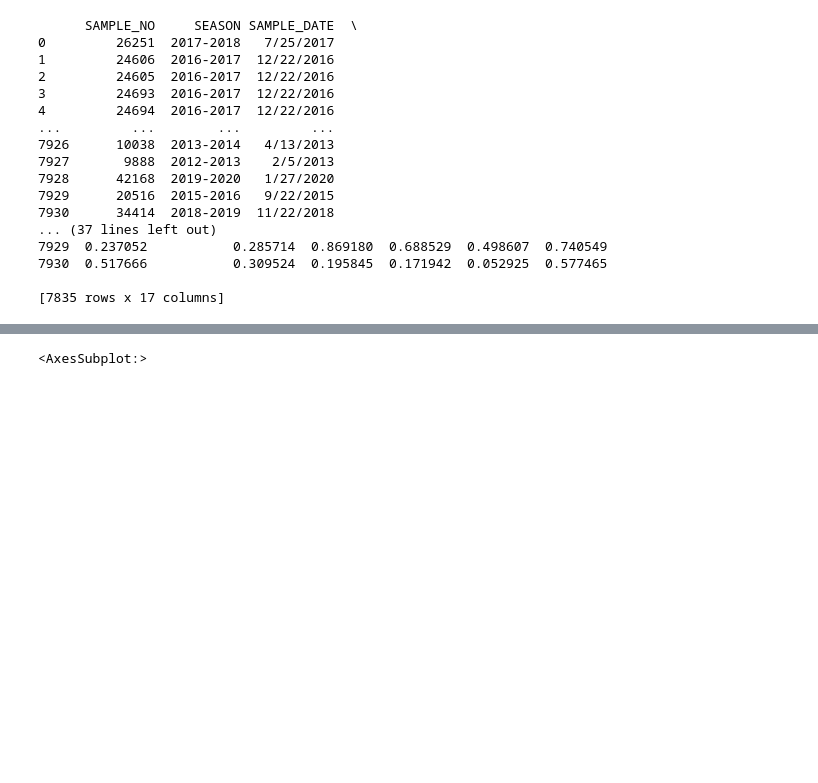
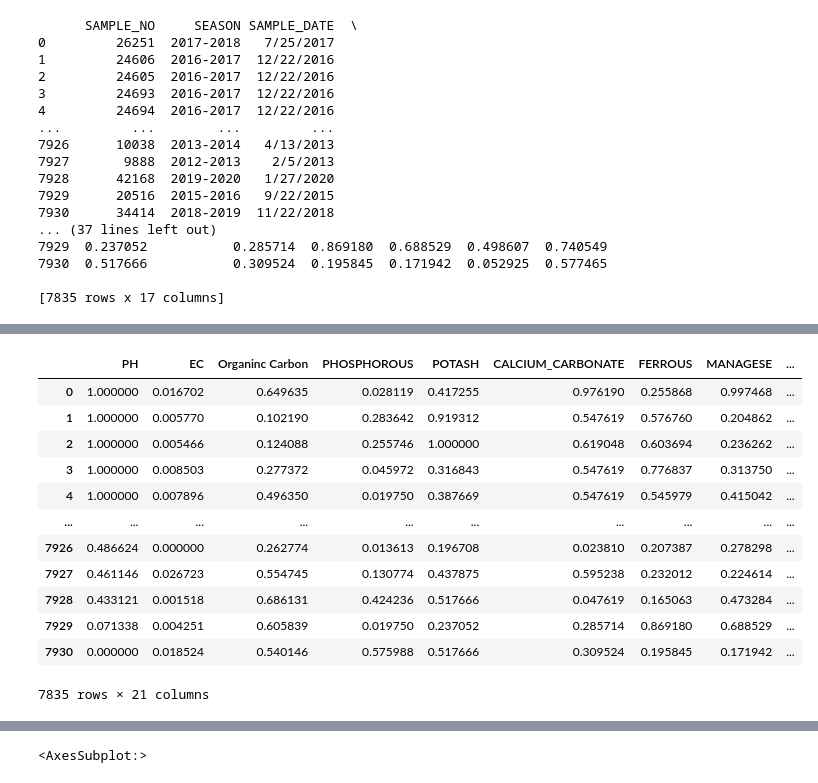
Before and after one commit to vedant218/soilfertility, a Jupyter notebook: WPM FINAL.ipynb, the cells around one changed output, grey strips where cells are left out. Drawn from its saved outputs; the diff is of its cells as text; code cells hidden in the pictures; blank space fills up the shorter version.

```diff
--- a/PROMETHEE.ipynb
+++ b/WPM FINAL.ipynb
@@ -556 +512,41 @@ print(df)
+# %%
+
+df["wpm-PH"]=df.apply(lambda row: row.PH ** 0.02449432, axis=1)
+
+df["wpm-EC"]=df.apply(lambda row: row.EC ** 0.02276542, axis=1)
+
+df["wpm-Organinc Carbon"]=df.apply(lambda row: row['Organinc Carbon'] ** 0.18277409, axis=1)
+
+def power(x):
+    return int(x) ** 0.02449432
+df["wpm-phosphorous"]=df.apply(lambda row: row.PHOSPHOROUS ** 0.1549298, axis=1)
+
+df["wpm-POTASH"]=df.apply(lambda row: row.POTASH ** 0.13362141, axis=1)
+
+df["wpm-CC"]=df.apply(lambda row: row.CALCIUM_CARBONATE ** 0.12330385, axis=1)
+
+df["wpm-Ferrous"]=df.apply(lambda row: row.FERROUS **  0.07798146, axis=1)
+
+df["wpm-Managese"]=df.apply(lambda row: row.MANAGESE **  0.08390506, axis=1)
+
+df["wpm-Zink"]=df.apply(lambda row: row.ZINK **  0.09771749, axis=1)
+
+df["wpm-Copper"]=df.apply(lambda row: row.COPPER **  0.09850709, axis=1)
+
+df["Results"]=df.apply(lambda row: row['PH'] * row['EC']* row['Organinc Carbon'] * row['PHOSPHOROUS']* row['POTASH']* row['COPPER'] * row['ZINK'] * row['MANAGESE'], axis=1)
+df
+# %% [output]
+|  | PH | EC | Organinc Carbon | PHOSPHOROUS | POTASH | CALCIUM_CARBONATE | FERROUS | MANAGESE | ... |
+| 0 | 1.000000 | 0.016702 | 0.649635 | 0.028119 | 0.417255 | 0.976190 | 0.255868 | 0.997468 | ... |
+| 1 | 1.000000 | 0.005770 | 0.102190 | 0.283642 | 0.919312 | 0.547619 | 0.576760 | 0.204862 | ... |
+| 2 | 1.000000 | 0.005466 | 0.124088 | 0.255746 | 1.000000 | 0.619048 | 0.603694 | 0.236262 | ... |
+| 3 | 1.000000 | 0.008503 | 0.277372 | 0.045972 | 0.316843 | 0.547619 | 0.776837 | 0.313750 | ... |
+| 4 | 1.000000 | 0.007896 | 0.496350 | 0.019750 | 0.387669 | 0.547619 | 0.545979 | 0.415042 | ... |
+| ... | ... | ... | ... | ... | ... | ... | ... | ... | ... |
+| 7926 | 0.486624 | 0.000000 | 0.262774 | 0.013613 | 0.196708 | 0.023810 | 0.207387 | 0.278298 | ... |
+| 7927 | 0.461146 | 0.026723 | 0.554745 | 0.130774 | 0.437875 | 0.595238 | 0.232012 | 0.224614 | ... |
+| 7928 | 0.433121 | 0.001518 | 0.686131 | 0.424236 | 0.517666 | 0.047619 | 0.165063 | 0.473284 | ... |
+| 7929 | 0.071338 | 0.004251 | 0.605839 | 0.019750 | 0.237052 | 0.285714 | 0.869180 | 0.688529 | ... |
+| 7930 | 0.000000 | 0.018524 | 0.540146 | 0.575988 | 0.517666 | 0.309524 | 0.195845 | 0.171942 | ... |
+7835 rows × 21 columns
 # %%
```
Also changed, not shown: parts of 25 cells of this notebook, 9 other files.
